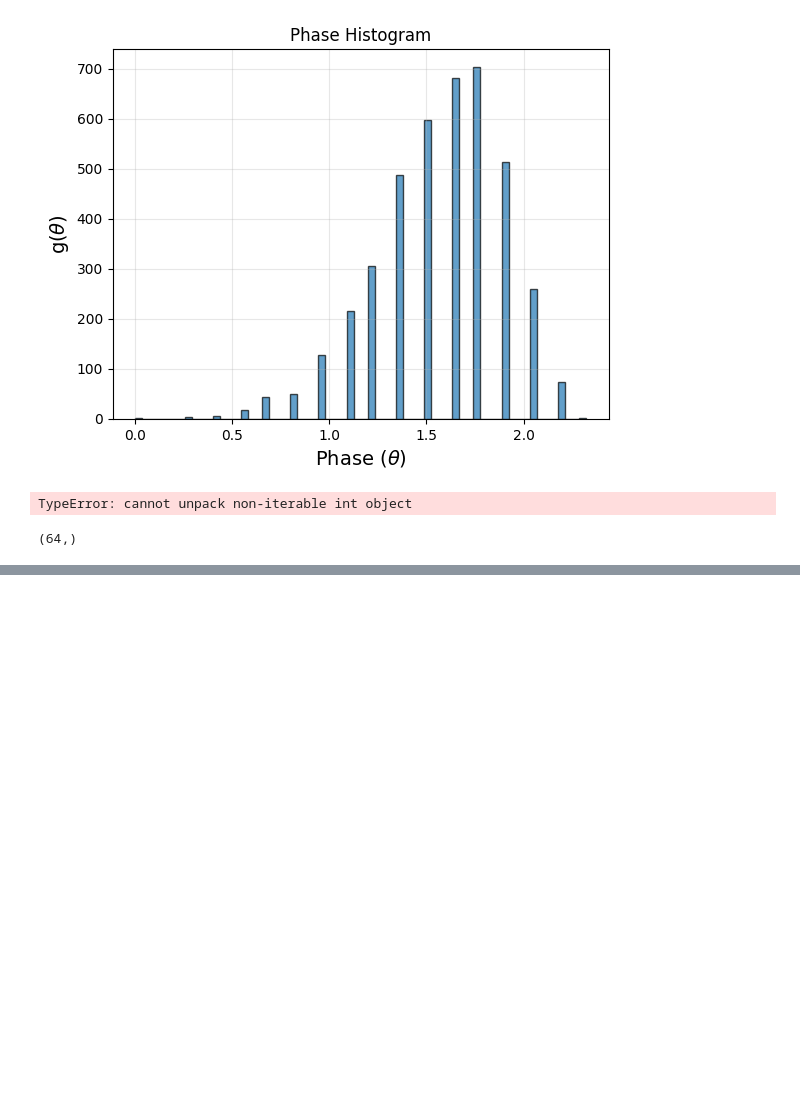
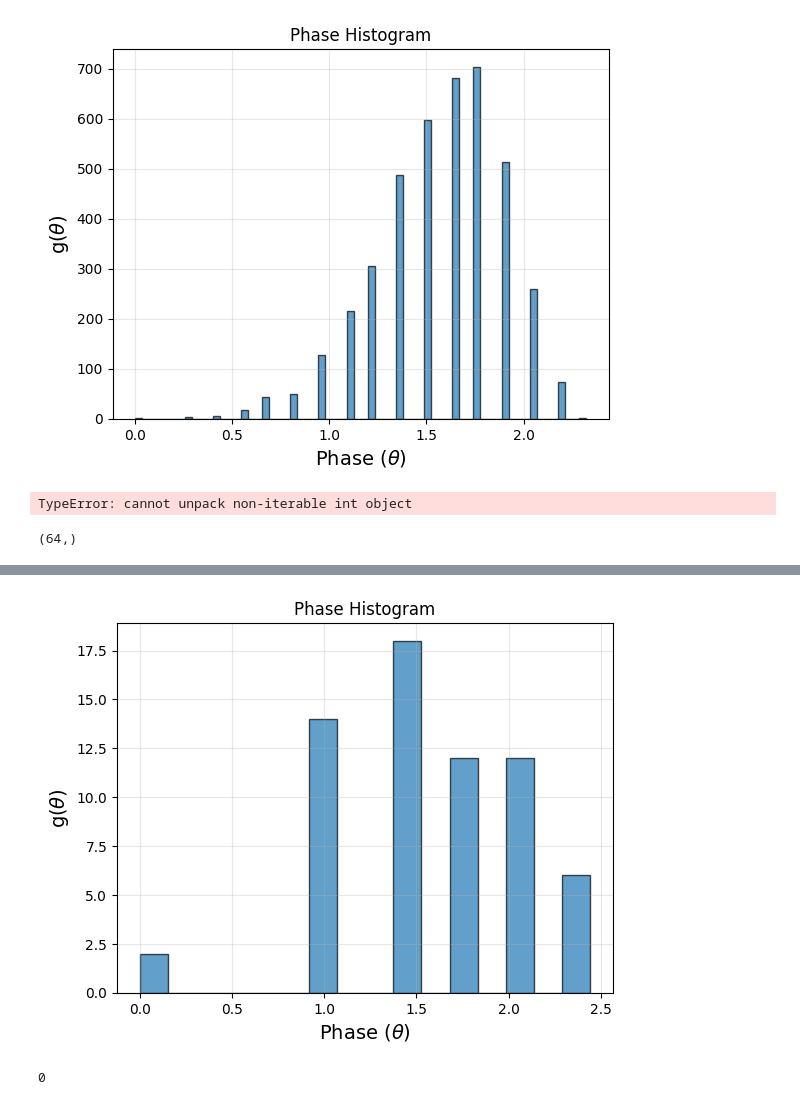
Before and after one commit to pranjagar/Phase-to-Amplitude-proj, a Jupyter notebook: rough_phase_to_amp.ipynb, the cells around one changed output, grey strips where cells are left out. Saved outputs shown, nothing was run; the diff lists cells and outputs as text; code cells hidden in the pictures; blank space fills up the shorter version.

```diff
--- a/rough_phase_to_amp.ipynb
+++ b/rough_phase_to_amp.ipynb
@@ -1031,0 +1147,21 @@ freq.shape
+# %%
+#Cayley Graph n = 3
+
+q = 6
+adj_list = [[0,1],[1,2],[2,0],[0,3],[2,5],[1,4],[3,4],[4,5],[3,5]]
+
+adj_cayley_3 = sparse_to_dense(q, adj_list)
+
+# adj
+
+Q_cayley_3 = QuantumSystem(q, adj_cayley_3)
+# Q_cayley_3.sorted_binaries(Q_cayley_3.psi_iter_m(3), q = q)
+
+# hostogram for cayley graph
+
+phases = Q_cayley_3.phases(q, adj_cayley_3)
+
+Q_cayley_3.G_theta_hist(phases)
+# %% [output]
+[figure, added]
+0
```
Also changed, not shown: parts of 8 cells of this notebook, 1 other file.
